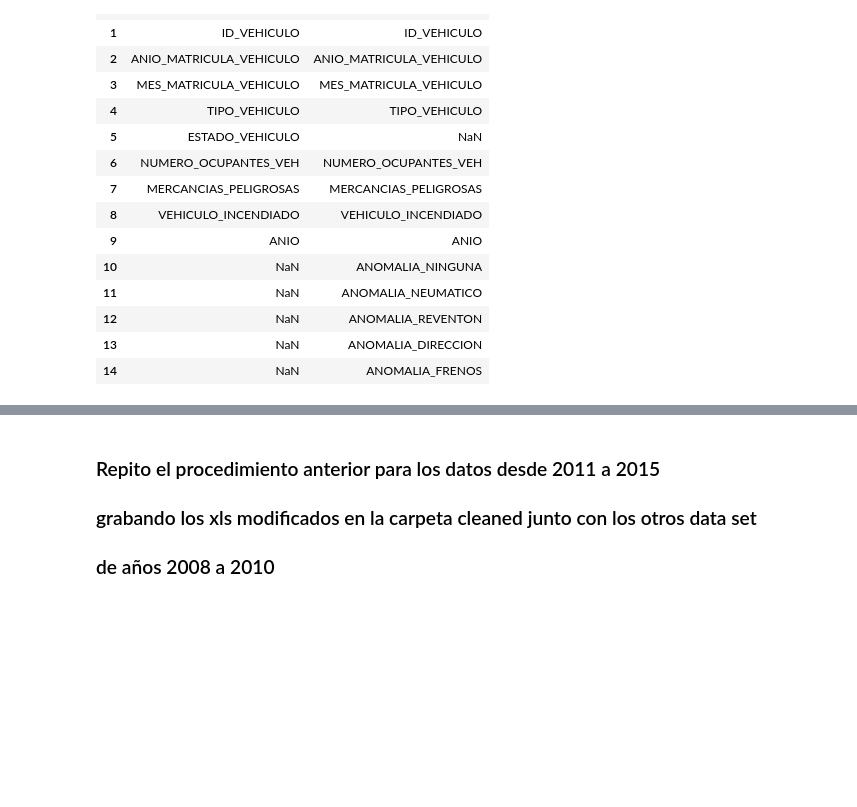
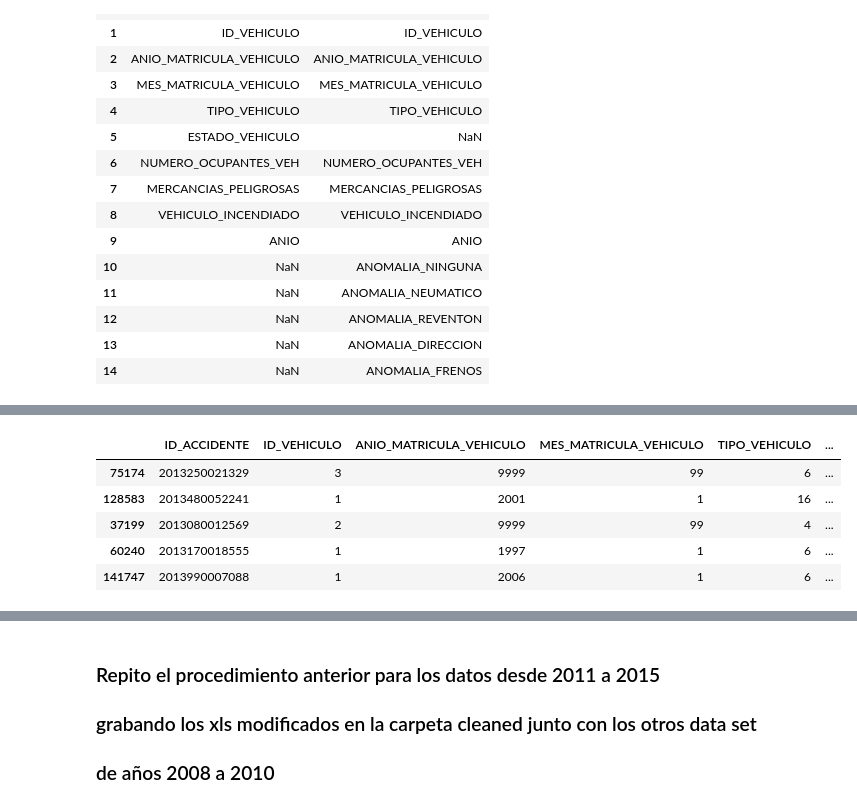
Before and after one commit to Rafaelmdcd/TFM_Kschool_Rafa_Martinez, a Jupyter notebook: TFM_DGT.ipynb, the cells around one changed output, grey strips where cells are left out. Drawn from its saved outputs; the diff is of its cells as text; code cells hidden in the pictures; blank space fills up the shorter version.

```diff
--- a/TFM_DGT.ipynb
+++ b/TFM_DGT.ipynb
@@ -278,0 +551,10 @@ SOLO TENEMOS AÑOS DESCONOCIDOS PARA NO CONDUCTORES
+# %%
+df_vehic=pd.read_csv('./cleaned/MICRODATOS_ACC_VICT_2013/TABLA_VEHIC_2013.csv',delimiter=';',encoding="ISO-8859-1")
+df_vehic.sample(5)
+# %% [output]
+|  | ID_ACCIDENTE | ID_VEHICULO | ANIO_MATRICULA_VEHICULO | MES_MATRICULA_VEHICULO | TIPO_VEHICULO | ... |
+| 75174 | 2013250021329 | 3 | 9999 | 99 | 6 | ... |
+| 128583 | 2013480052241 | 1 | 2001 | 1 | 16 | ... |
+| 37199 | 2013080012569 | 2 | 9999 | 99 | 4 | ... |
+| 60240 | 2013170018555 | 1 | 1997 | 1 | 6 | ... |
+| 141747 | 2013990007088 | 1 | 2006 | 1 | 6 | ... |
```
Also changed, not shown: parts of 35 cells of this notebook.
